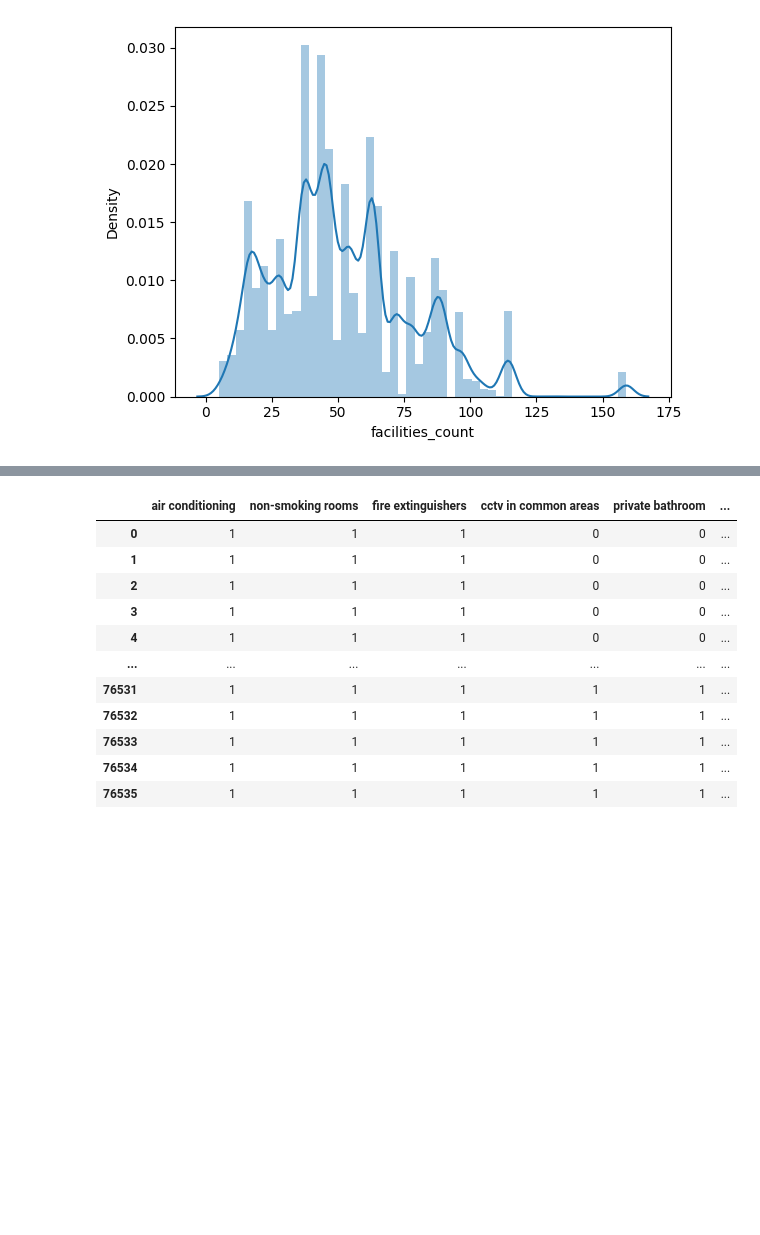
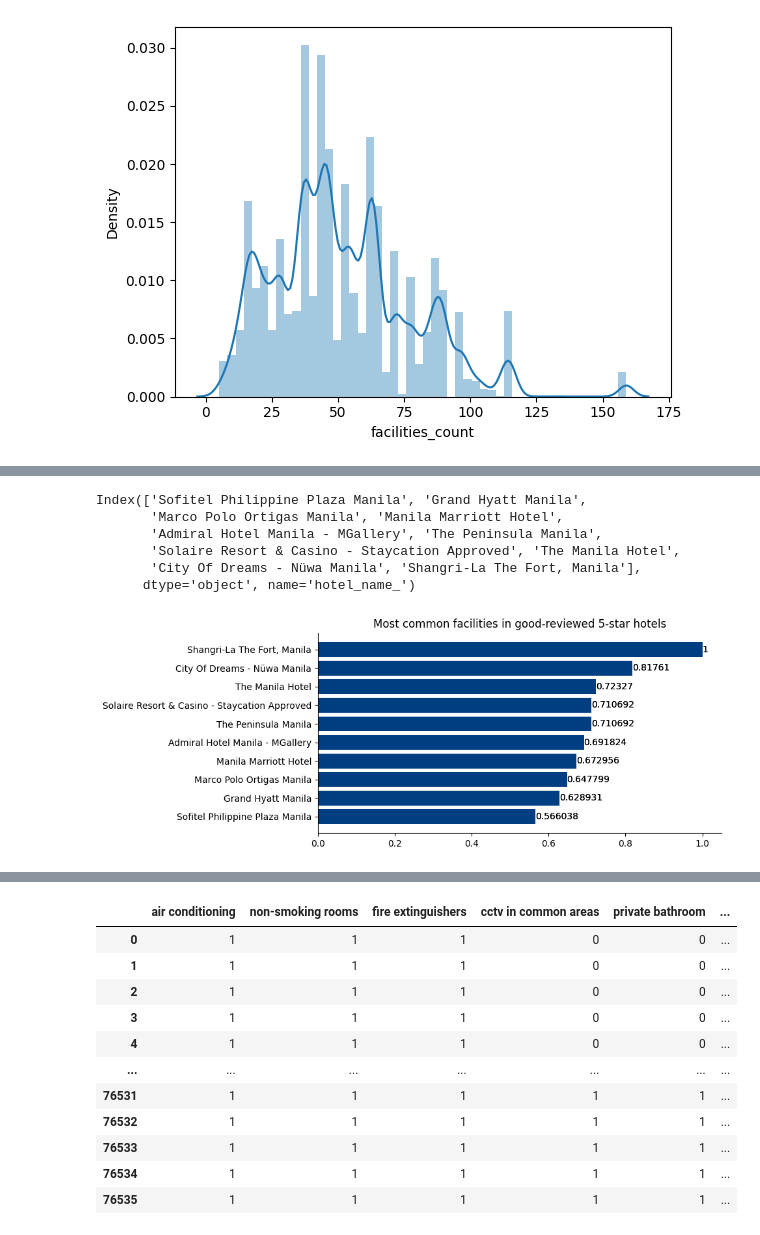
Before and after one commit to ejmasuncion/dsf10_capstone, a Jupyter notebook: eda/facilities_eda_2.ipynb, the cells around one changed output, grey strips where cells are left out. Drawn from its saved outputs; the diff is of its cells as text; code cells hidden in the pictures; blank space fills up the shorter version.

Commit message:
eda for all facilities, not just top 50

```diff
--- a/eda/facilities_eda_2.ipynb
+++ b/eda/facilities_eda_2.ipynb
@@ -318,0 +322,3 @@ sns.distplot(df_fac['facilities_count'])
+# %%
+df_fac_all = df_fac.drop('top50_facs', axis=1)
+df_fac_all
@@ -318,0 +343,10 @@ sns.distplot(df_fac['facilities_count'])
+# %%
+star = 5
+colors = ['#bfdeff', '#80bcff', '#0059ba', '#00438c', '#003e82']
+dfs = df_fac_all[(df_fac['stars'] == star) & (df_fac_all['good_review'] == 1)]
+total_cols = dfs.shape[0]
+dfs = dfs.set_index('hotel_name_')
+to_drop = ['stars', 'review_rating', 'total_reviews', 'good_review']
+dfs_trans = dfs.drop(to_drop, axis=1)
+dfs_trans = dfs_trans.T
+dfs_trans
@@ -318,0 +390,10 @@ sns.distplot(df_fac['facilities_count'])
+# %%
+colors = ['#bfdeff', '#80bcff', '#0059ba', '#00438c', '#003e82']
+dfs = df_fac_all[(df_fac['stars'] == star) & (df_fac_all['good_review'] == 1)]
+total_cols = dfs.shape[0]
+to_drop = ['stars', 'review_rating', 'total_reviews', 'good_review']
+dfs_trans = dfs.drop(to_drop, axis=1)
+dfs_trans = dfs_trans.groupby('hotel_name_').mean()
+dfs_trans['% of freq_of_facilities'] = dfs_trans['facilities_count'] / 159
+dfs_trans.sort_values(by=['% of freq_of_facilities'], inplace=True, ascending=True)
+dfs_trans
@@ -318,0 +420,21 @@ sns.distplot(df_fac['facilities_count'])
+# %%
+dfs_trans.index[-10:]
+# %% [output]
+Index(['Sofitel Philippine Plaza Manila', 'Grand Hyatt Manila',
+       'Marco Polo Ortigas Manila', 'Manila Marriott Hotel',
+       'Admiral Hotel Manila - MGallery', 'The Peninsula Manila',
+       'Solaire Resort & Casino - Staycation Approved', 'The Manila Hotel',
+       'City Of Dreams - Nüwa Manila', 'Shangri-La The Fort, Manila'],
+      dtype='object', name='hotel_name_')
+# %%
+colors_l = [colors[star-1]] * 20
+
+fig, ax = plt.subplots(figsize=(8, 4))
+ax.barh(dfs_trans.index[-10:], dfs_trans['% of freq_of_facilities'].iloc[-10:], color=colors_l)
+ax.set_title(f'Most common facilities in good-reviewed {star}-star hotels')
+for spine in ['right', 'top']:
+    ax.spines[spine].set_visible(False)
+    ax.bar_label(ax.containers[0])
+plt.show()
+# %% [output]
+[figure, added]
```
Also changed, not shown: parts of 12 cells of this notebook, 6 other files.
